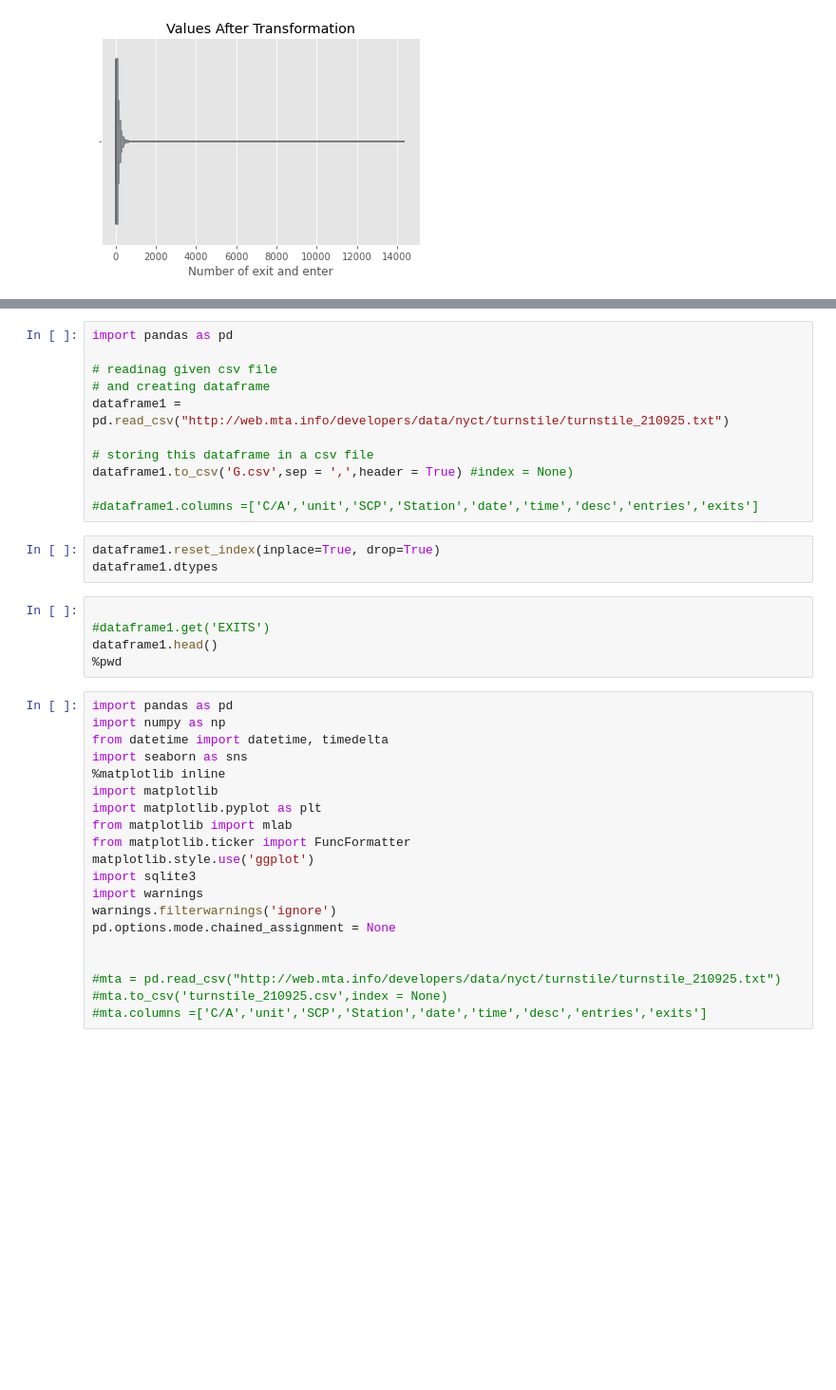
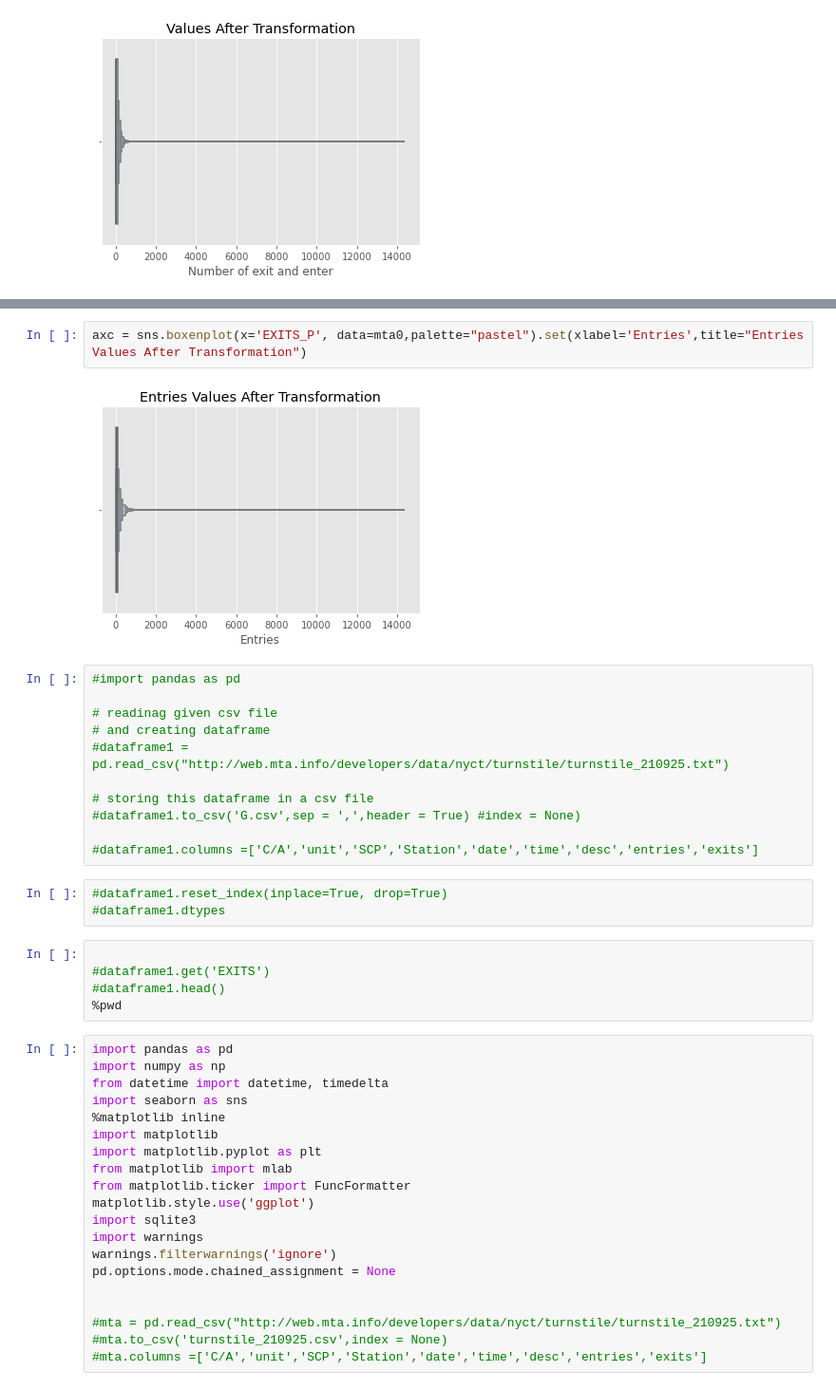
Before and after one commit to A-safarji/MTA-EDA, a Jupyter notebook: mta-turnstile-data-analysis.ipynb, the cells around one changed output, grey strips where cells are left out. Shown at 95% size. Cells and saved outputs as stored; diff of their text form; blank space fills up the shorter version.

```diff
--- a/mta-turnstile-data-analysis.ipynb
+++ b/mta-turnstile-data-analysis.ipynb
@@ -167,21 +160,25 @@ list(df["LINENAME"].unique())
+# %%
+axc = sns.boxenplot(x='EXITS_P', data=mta0,palette="pastel").set(xlabel='Entries',title="Entries Values After Transformation")
+# %% [output]
+[figure, added]
 # %%
-import pandas as pd
+#import pandas as pd
 
 # readinag given csv file
 # and creating dataframe
-dataframe1 = pd.read_csv("http://web.mta.info/developers/data/nyct/turnstile/turnstile_210925.txt")
+#dataframe1 = pd.read_csv("http://web.mta.info/developers/data/nyct/turnstile/turnstile_210925.txt")
 
 # storing this dataframe in a csv file
-dataframe1.to_csv('G.csv',sep = ',',header = True) #index = None)
+#dataframe1.to_csv('G.csv',sep = ',',header = True) #index = None)
 
 #dataframe1.columns =['C/A','unit','SCP','Station','date','time','desc','entries','exits']
 # %%
-dataframe1.reset_index(inplace=True, drop=True)
-dataframe1.dtypes
+#dataframe1.reset_index(inplace=True, drop=True)
+#dataframe1.dtypes
 # %%
 
 #dataframe1.get('EXITS')
-dataframe1.head()
+#dataframe1.head()
 %pwd
 # %%
 import pandas as pd
```
Also changed, not shown: parts of 17 cells of this notebook.
